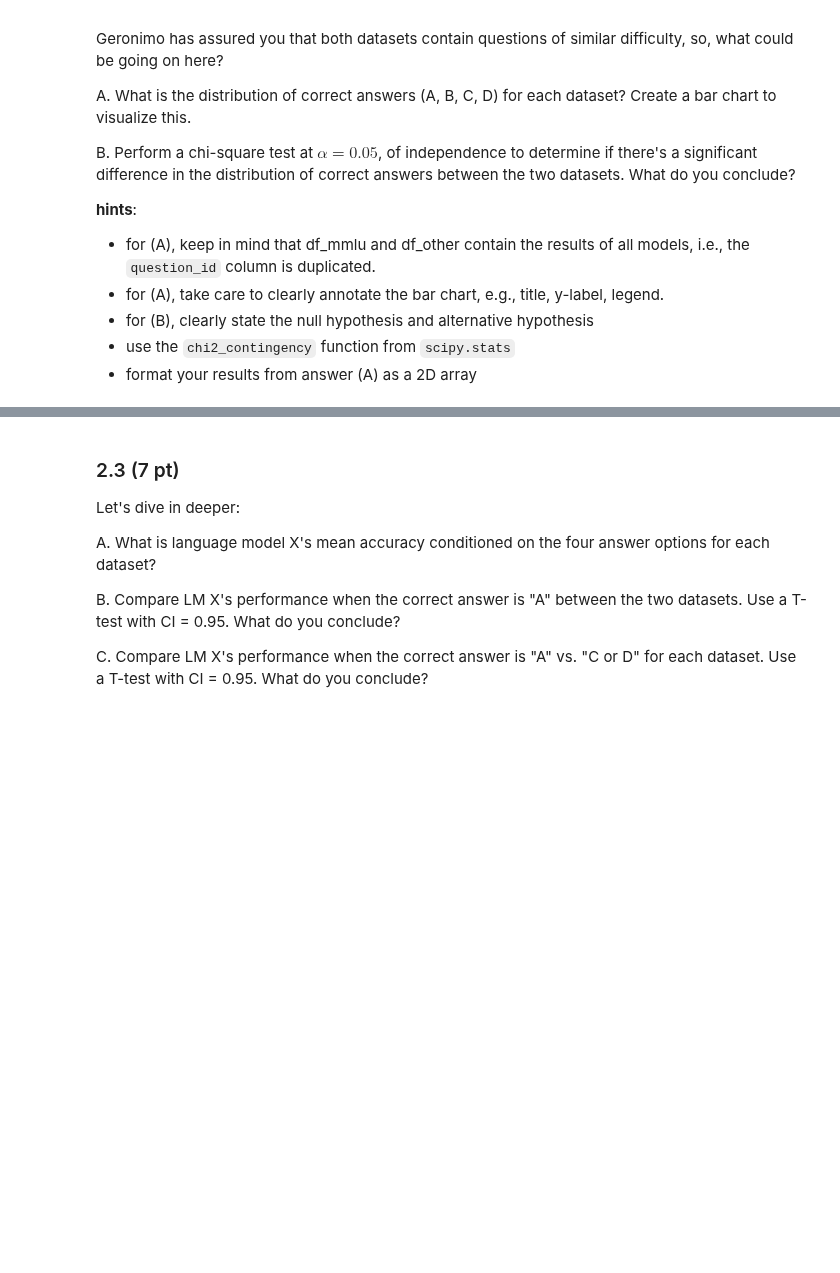
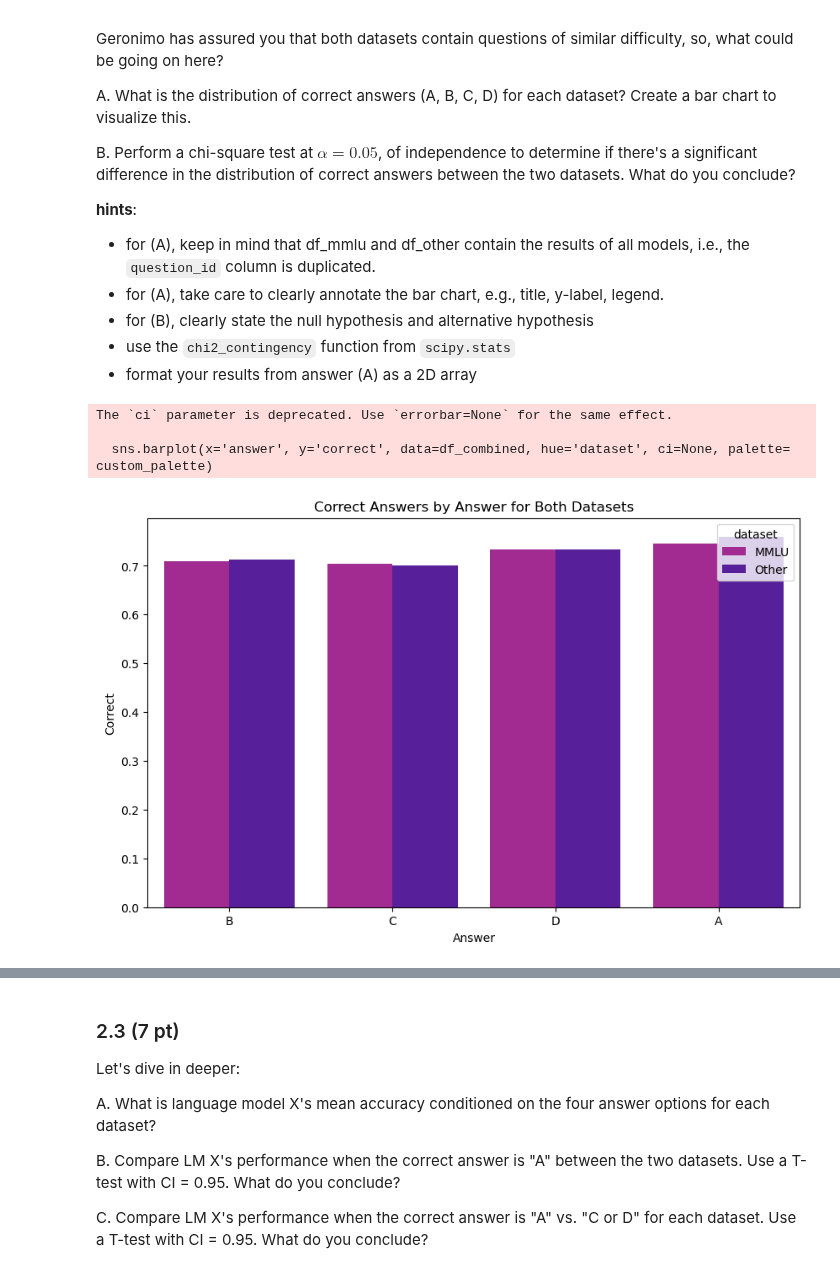
Before and after one commit to sebastians1999/KEN3450_Data_Analysis, a Jupyter notebook: Clinics/Clinic_1/DA-clinic1-empty.ipynb, the cells around one changed output, grey strips where cells are left out. Saved outputs shown, nothing was run; the diff lists cells and outputs as text; code cells hidden in the pictures; blank space fills up the shorter version.

```diff
--- a/Clinics/Clinic_1/DA-clinic1-empty.ipynb
+++ b/Clinics/Clinic_1/DA-clinic1-empty.ipynb
@@ -684,4 +864,25 @@ B. Perform a chi-square test at $\alpha = 0.05$, of independence to determine if
 - format your results from answer (A) as a 2D array
 # %%
 #A
+import pandas as pd
+import seaborn as sns
+import matplotlib.pyplot as plt
+
+custom_palette = {'MMLU': '#b5179e', 'Other': '#560bad'}
+df_mmlu['dataset'] = 'MMLU'
+df_other['dataset'] = 'Other'
+df_combined = pd.concat([df_mmlu, df_other], ignore_index=True)
+
+plt.figure(figsize=(10, 6))
+sns.barplot(x='answer', y='correct', data=df_combined, hue='dataset', ci=None, palette= custom_palette)
+
+plt.xlabel('Answer')
+plt.ylabel('Correct')
+plt.title('Correct Answers by Answer for Both Datasets')
+plt.show()
+# %% [output]
+The `ci` parameter is deprecated. Use `errorbar=None` for the same effect.
+
+  sns.barplot(x='answer', y='correct', data=df_combined, hue='dataset', ci=None, palette= custom_palette)
+[figure, added]
 # %%
```
Also changed, not shown: parts of 23 cells of this notebook.
